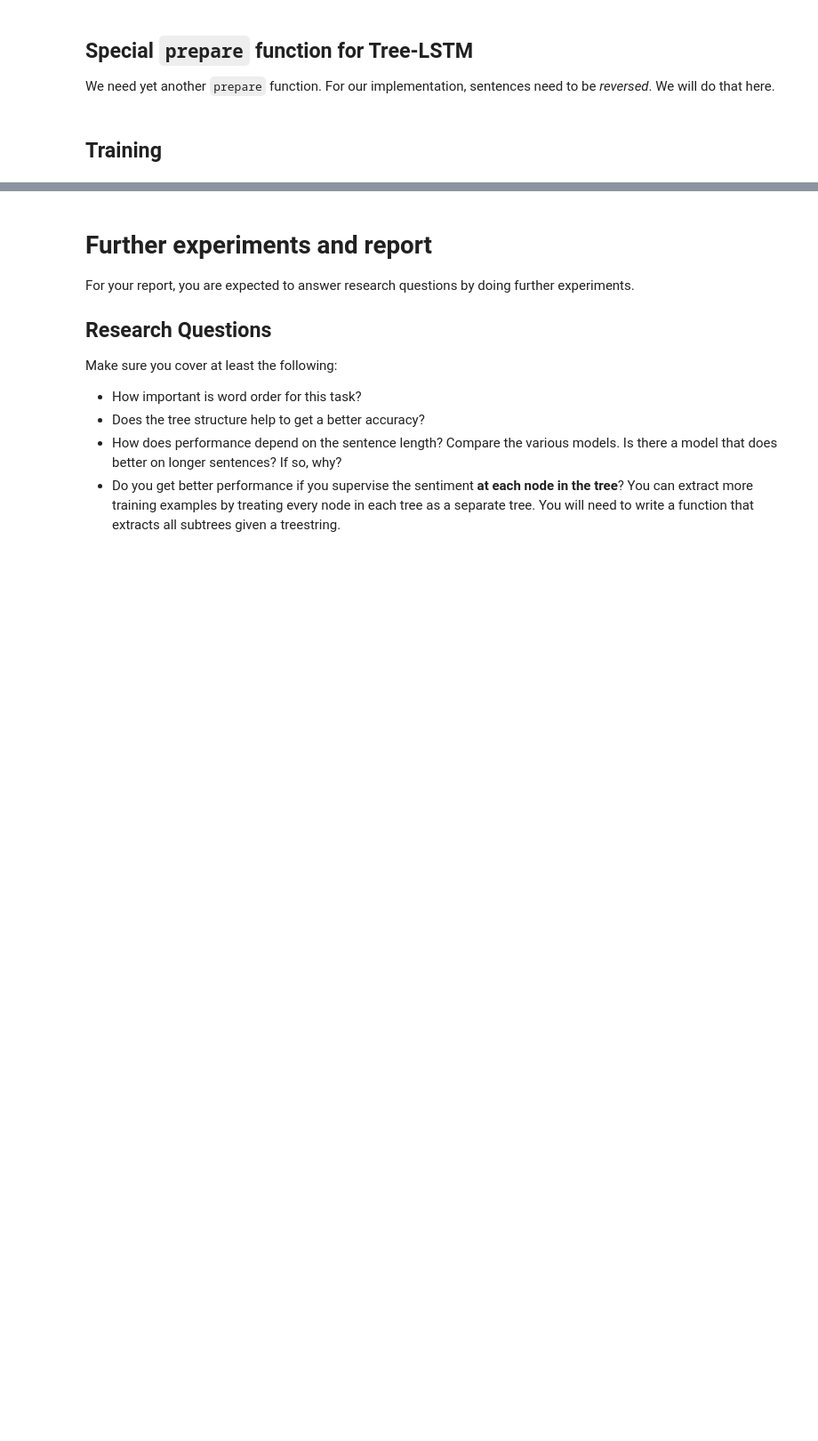
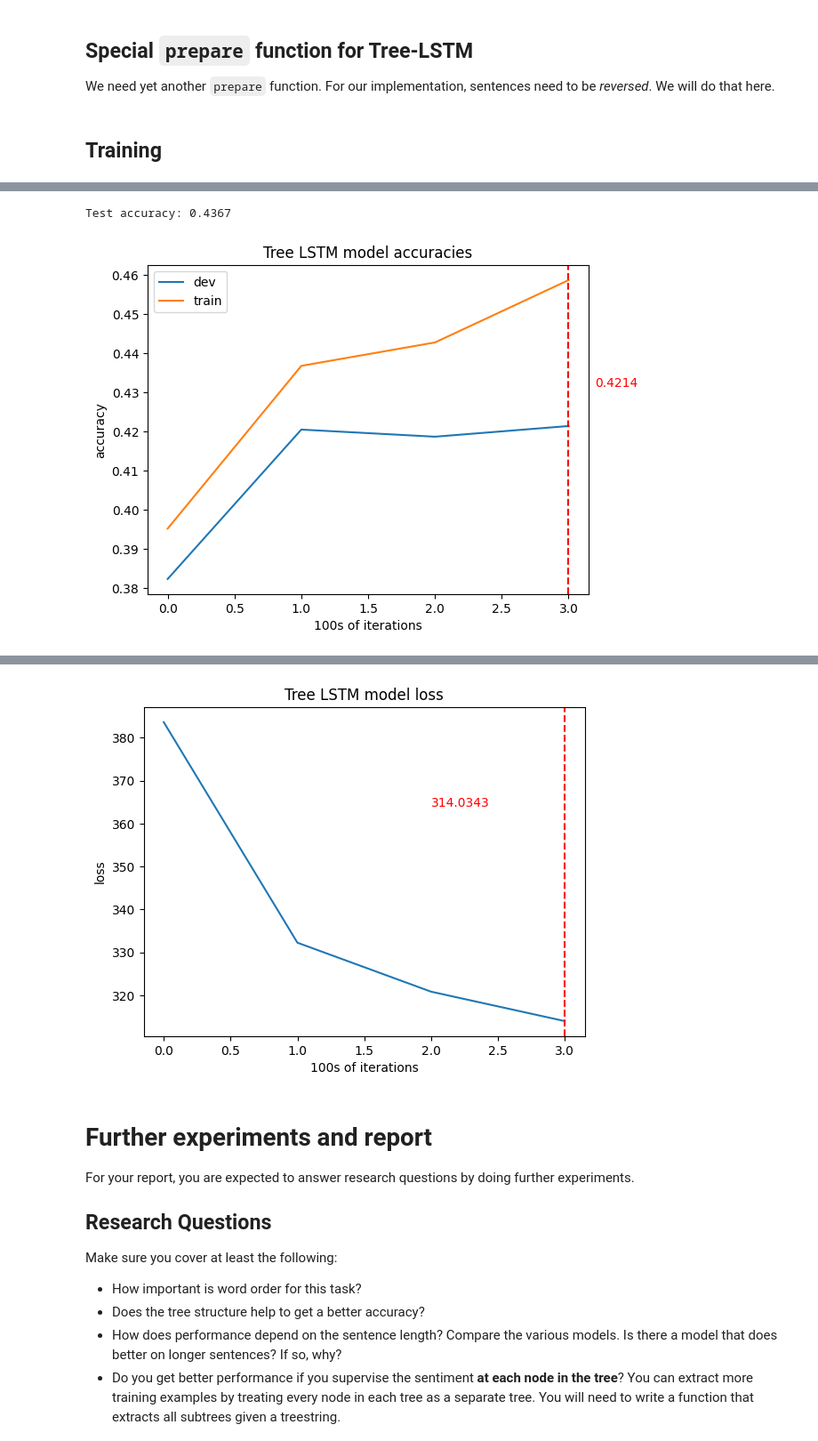
Before and after one commit to Carrask0/nlp_assignment2, a Jupyter notebook: NLP1 2024 Practical 2 (student_version).ipynb, the cells around one changed output, grey strips where cells are left out. Shown at 89% size. Saved outputs shown, nothing was run; the diff lists cells and outputs as text; code cells hidden in the pictures; blank space fills up the shorter version.

Commit message:
tree lstm implemented

```diff
--- a/NLP1 2024 Practical 2 (student_version).ipynb
+++ b/NLP1 2024 Practical 2 (student_version).ipynb
@@ -2416,18 +2437,17 @@ class TreeLSTMCell(nn.Module):
 
     # YOUR CODE HERE
     # You only need to complete the commented lines below.
-    raise NotImplementedError("Implement this.")
 
     # The shape of each of these is [batch_size, hidden_size]
 
-    # i = ...
-    # f_l = ...
-    # f_r = ...
-    # g = ...
-    # o = ...
+    i = torch.sigmoid(i)        # Input gate
+    f_l = torch.sigmoid(f_l)    # Left forget gate
+    f_r = torch.sigmoid(f_r)    # Right forget gate
+    g = torch.tanh(g)           # Cell candidate
+    o = torch.sigmoid(o)        # Output gate
 
-    # c = ...
-    # h = ...
+    c = i * g + f_l * prev_c_l + f_r * prev_c_r
+    h = o * torch.tanh(c)
 
     return h, c
 
@@ -2688,7 +2708,7 @@ def do_train(model):
   optimizer = optim.Adam(model.parameters(), lr=2e-4)
 
   return train_model(
-      model, optimizer, num_iterations=30000,
+      model, optimizer, num_iterations=1000,
       print_every=250, eval_every=250,
       prep_fn=prepare_treelstm_minibatch,
       eval_fn=evaluate,
@@ -2700,0 +2739,40 @@ results = do_train(tree_model)
+# %%
+# unpuck results
+tree_lstm_losses, tree_lstm_accuracies_dev, tree_lstm_accuracies_train, tree_lstm_test_loss, tree_lstm_test_accuracy = results
+
+# plot
+print(f"Test accuracy: {tree_lstm_test_accuracy:.4f}")
+
+plt.plot(tree_lstm_accuracies_dev, label="dev")
+plt.plot(tree_lstm_accuracies_train, label="train")
+
+plt.xlabel("100s of iterations")
+plt.ylabel("accuracy")
+
+# Add vertical lines to show the best iteration with the highest accuracy
+plt.axvline(np.argmax(tree_lstm_accuracies_dev), color='r', linestyle='--')
+plt.text(np.argmax(tree_lstm_accuracies_dev) + 0.2, max(tree_lstm_accuracies_dev) + 0.01, f'{max(tree_lstm_accuracies_dev):.4f}', color='r')
+
+plt.title("Tree LSTM model accuracies")
+
+plt.legend()
+plt.show()
+
+# plot training loss
+
+print(f"Test loss: {tree_lstm_test_loss:.4f}")
+
+plt.plot(tree_lstm_losses)
+
+plt.xlabel("100s of iterations")
+plt.ylabel("loss")
+plt.title("Tree LSTM model loss")
+
+# Add vertical lines to show the best iteration with the lowest loss
+plt.axvline(np.argmin(tree_lstm_losses), color='r', linestyle='--')
+plt.text(np.argmin(tree_lstm_losses) - 1, min(tree_lstm_losses) + 50, f'{min(tree_lstm_losses):.4f}', color='r')
+
+plt.show()
+# %% [output]
+Test accuracy: 0.4367
+[figure, added]
@@ -2701,3 +2780,4 @@ results = do_train(tree_model)
+[figure, added]
 # %% [markdown]
 # Further experiments and report
 
```
Also changed, not shown: parts of 5 cells of this notebook.
